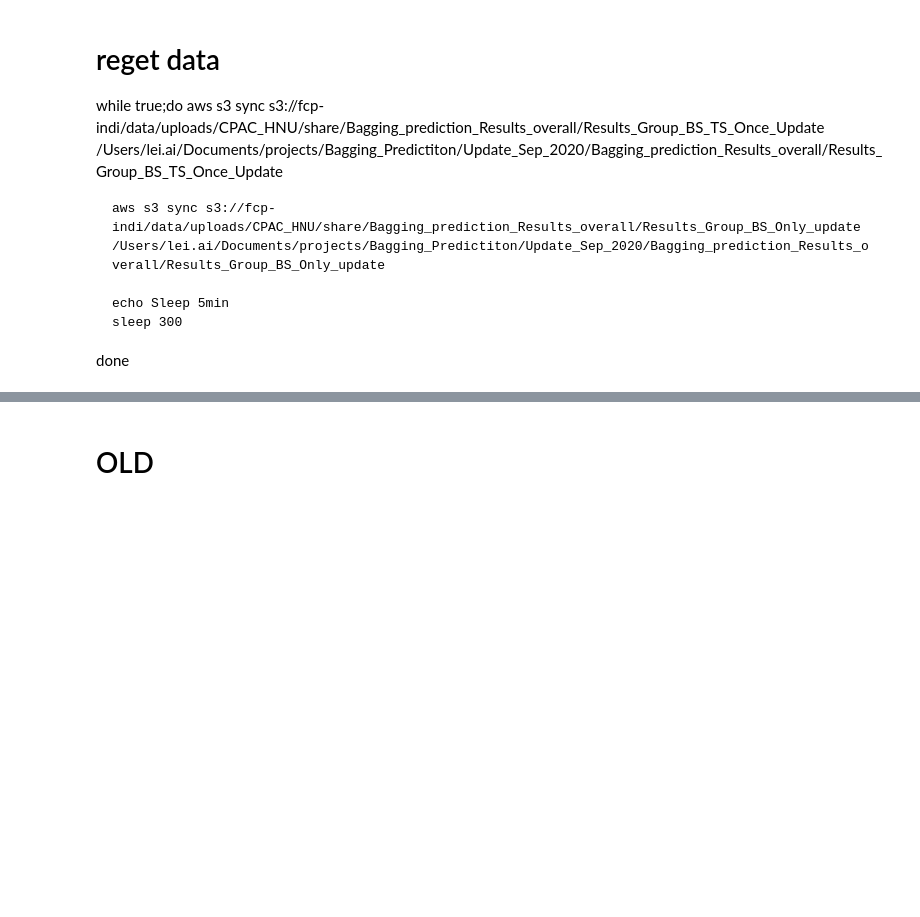
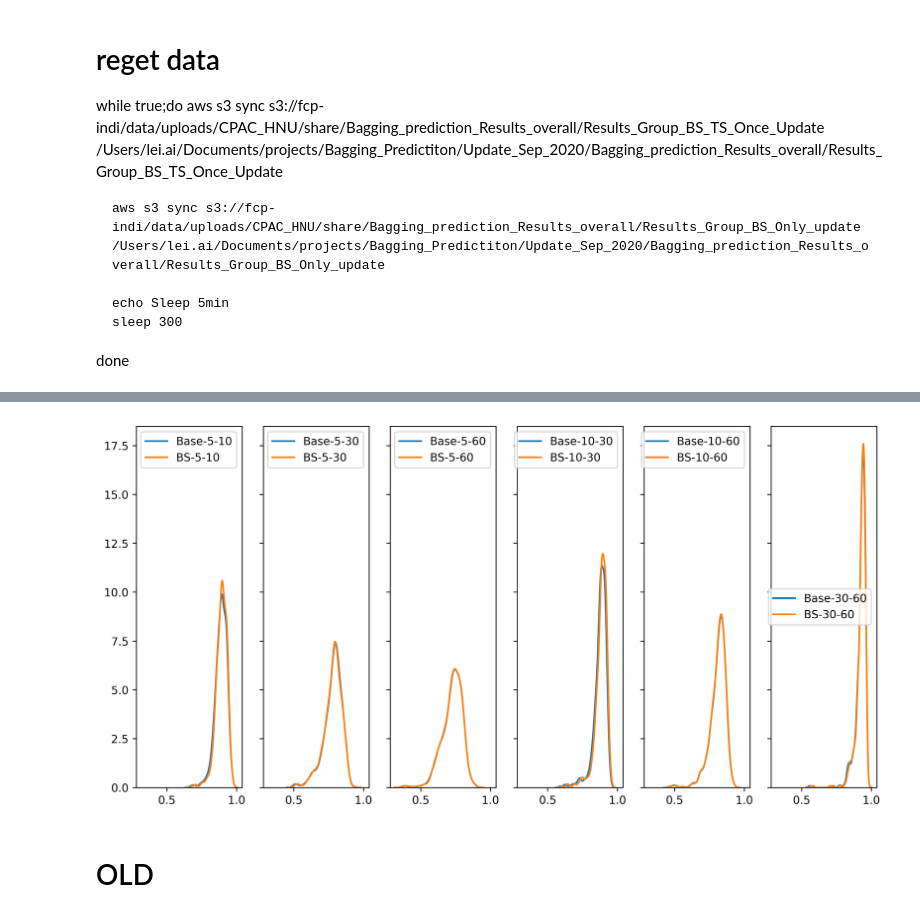
Before and after one commit to hahaai/Bagging_Prediction, a Jupyter notebook: Results_display.ipynb, the cells around one changed output, grey strips where cells are left out. Saved outputs shown, nothing was run; the diff lists cells and outputs as text; code cells hidden in the pictures; blank space fills up the shorter version.

```diff
--- a/Results_display.ipynb
+++ b/Results_display.ipynb
@@ -208,3 +296,26 @@ WilcoxonResult(statistic=385.0, pvalue=0.01479114239356432)
+# %%
+# plot
+fig, axs = plt.subplots(1,6,figsize=(12,6),sharex=True,sharey='row',dpi=600)
+#plt.xlim([20,36])
+#plt.ylim([20,36])
+
+totalindex=0
+for type in ['Base','BS']:
+    colidx=0
+    alreadyhave=[]
+    for timeduration1 in ['5','10','30','60']:
+        for timeduration2 in ['5','10','30','60']:
+            if timeduration1 == timeduration2 or timeduration1+'-'+timeduration2 in alreadyhave or timeduration2 +'-'+timeduration1 in alreadyhave:
+                continue
+            alreadyhave.append(timeduration1+'-'+timeduration2)
+            if type == 'Base':
+                rowidx=0
+            else:
+                rowidx=1
+            sns.kdeplot(df[type + '-' + timeduration1+'-'+timeduration2],ax=axs[colidx])
+            colidx += 1
+# %% [output]
+[figure, added]
 # %% [markdown]
 # OLD
 # %%
```
Also changed, not shown: parts of 15 cells of this notebook.
